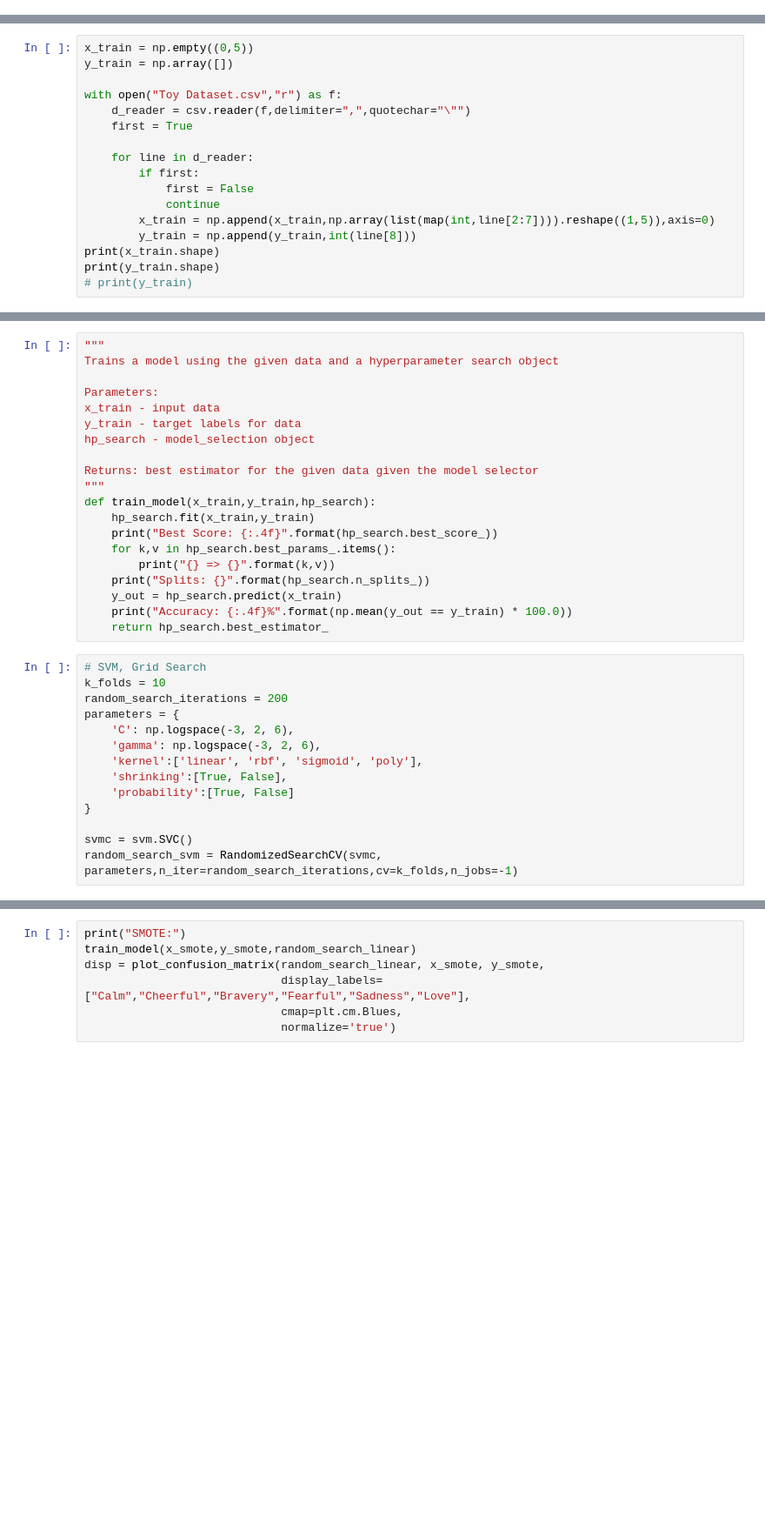
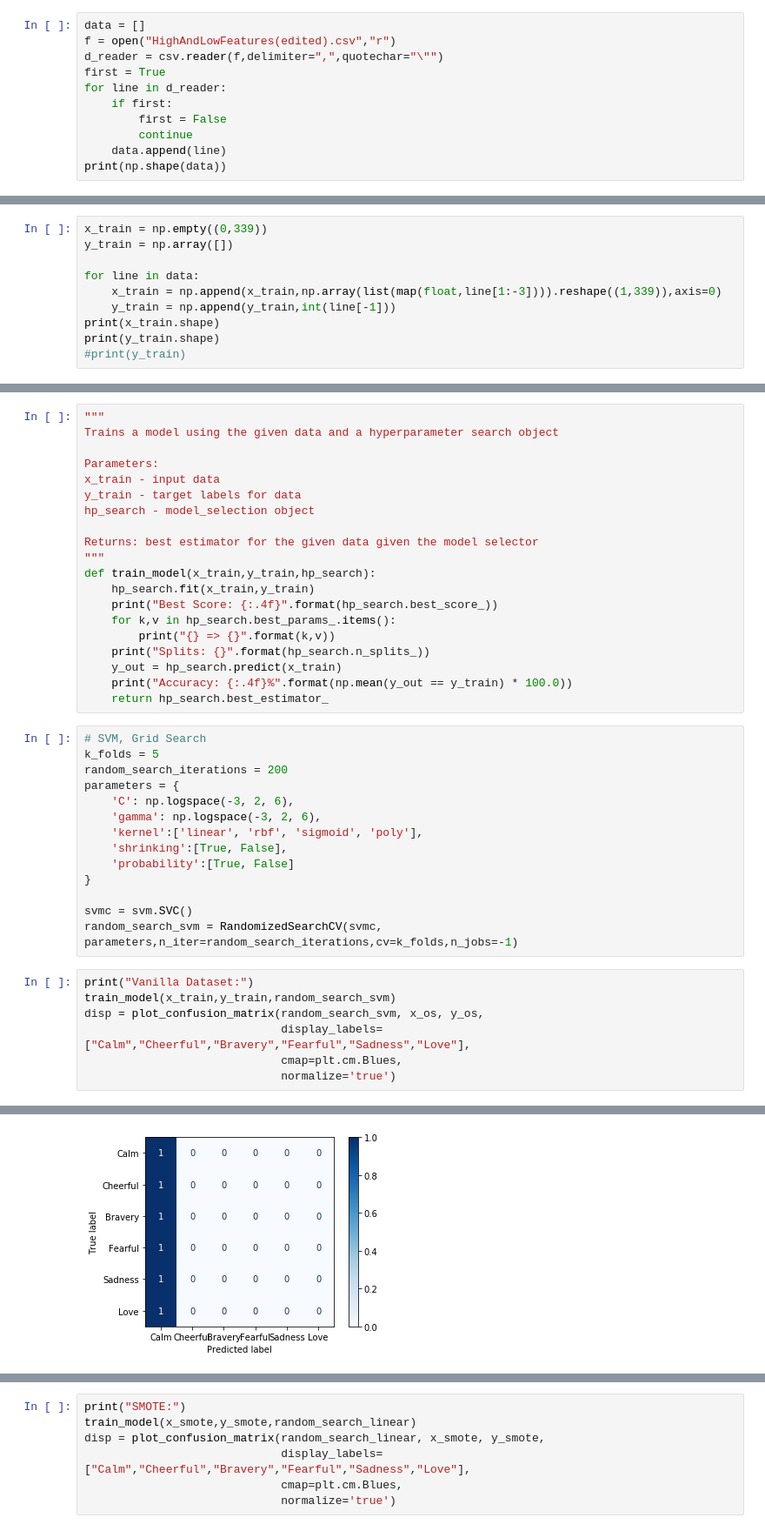
Before and after one commit to gracielnunciob/XLB48, a Jupyter notebook: Notebooks/Training/SVM Hyperparameter Search.ipynb, the cells around one changed output, grey strips where cells are left out. Shown at 87% size. Drawn from its saved outputs; the diff is of its cells as text; blank space fills up the shorter version.

```diff
--- a/Notebooks/Training/SVM Hyperparameter Search.ipynb
+++ b/Notebooks/Training/SVM Hyperparameter Search.ipynb
@@ -12,3 +12,14 @@ from imblearn.over_sampling import SMOTE, RandomOverSampler
 
 import warnings
 warnings.filterwarnings('ignore')
+# %%
+data = []
+f = open("HighAndLowFeatures(edited).csv","r")
+d_reader = csv.reader(f,delimiter=",",quotechar="\"")
+first = True
+for line in d_reader:
+    if first:
+        first = False
+        continue
+    data.append(line)
+print(np.shape(data))
@@ -15,18 +28,11 @@ warnings.filterwarnings('ignore')
 # %%
-x_train = np.empty((0,5))
+x_train = np.empty((0,339))
 y_train = np.array([])
 
-with open("Toy Dataset.csv","r") as f:
-    d_reader = csv.reader(f,delimiter=",",quotechar="\"")
-    first = True
-
-    for line in d_reader:
-        if first:
-            first = False
-            continue
-        x_train = np.append(x_train,np.array(list(map(int,line[2:7]))).reshape((1,5)),axis=0)
-        y_train = np.append(y_train,int(line[8]))
+for line in data:
+    x_train = np.append(x_train,np.array(list(map(float,line[1:-3]))).reshape((1,339)),axis=0)
+    y_train = np.append(y_train,int(line[-1]))
 print(x_train.shape)
 print(y_train.shape)
-# print(y_train)
+#print(y_train)
 # %% [output]
@@ -71,7 +77,7 @@ def train_model(x_train,y_train,hp_search):
     return hp_search.best_estimator_
 # %%
 # SVM, Grid Search
-k_folds = 10
+k_folds = 5
 random_search_iterations = 200
 parameters = {
     'C': np.logspace(-3, 2, 6),
@@ -83,3 +89,11 @@ parameters = {
 
 svmc = svm.SVC()
 random_search_svm = RandomizedSearchCV(svmc, parameters,n_iter=random_search_iterations,cv=k_folds,n_jobs=-1)
+# %%
+print("Vanilla Dataset:")
+train_model(x_train,y_train,random_search_svm)
+disp = plot_confusion_matrix(random_search_svm, x_os, y_os,
+                             display_labels=["Calm","Cheerful","Bravery","Fearful","Sadness","Love"],
+                             cmap=plt.cm.Blues,
+                             normalize='true')
+# %% [output]
@@ -86,3 +109,4 @@ random_search_svm = RandomizedSearchCV(svmc, parameters,n_iter=random_search_ite
+[figure, added]
 # %%
 print("Random Oversampling:")
 train_model(x_os,y_os,random_search_svm)
```
Also changed, not shown: parts of 8 cells of this notebook, 5 other files.
